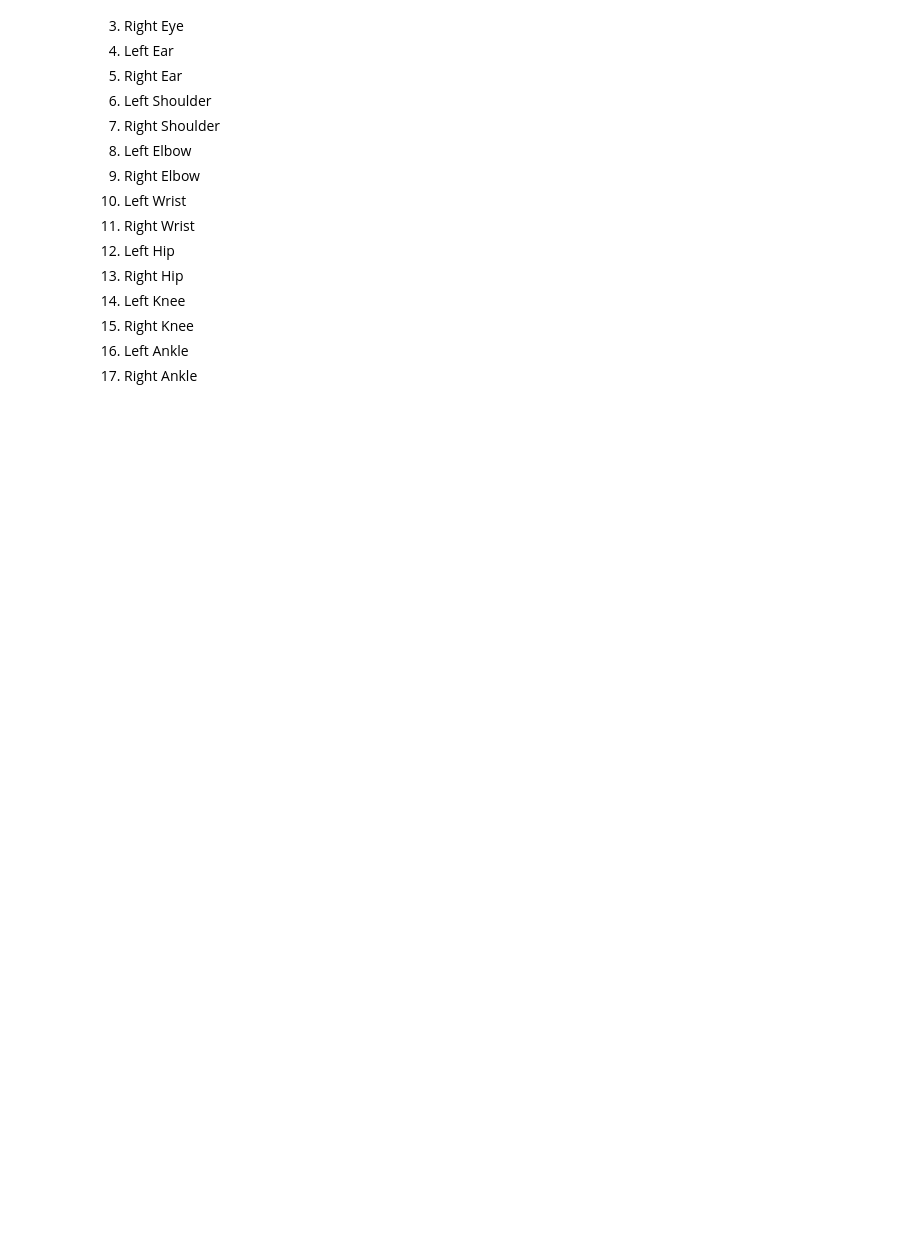
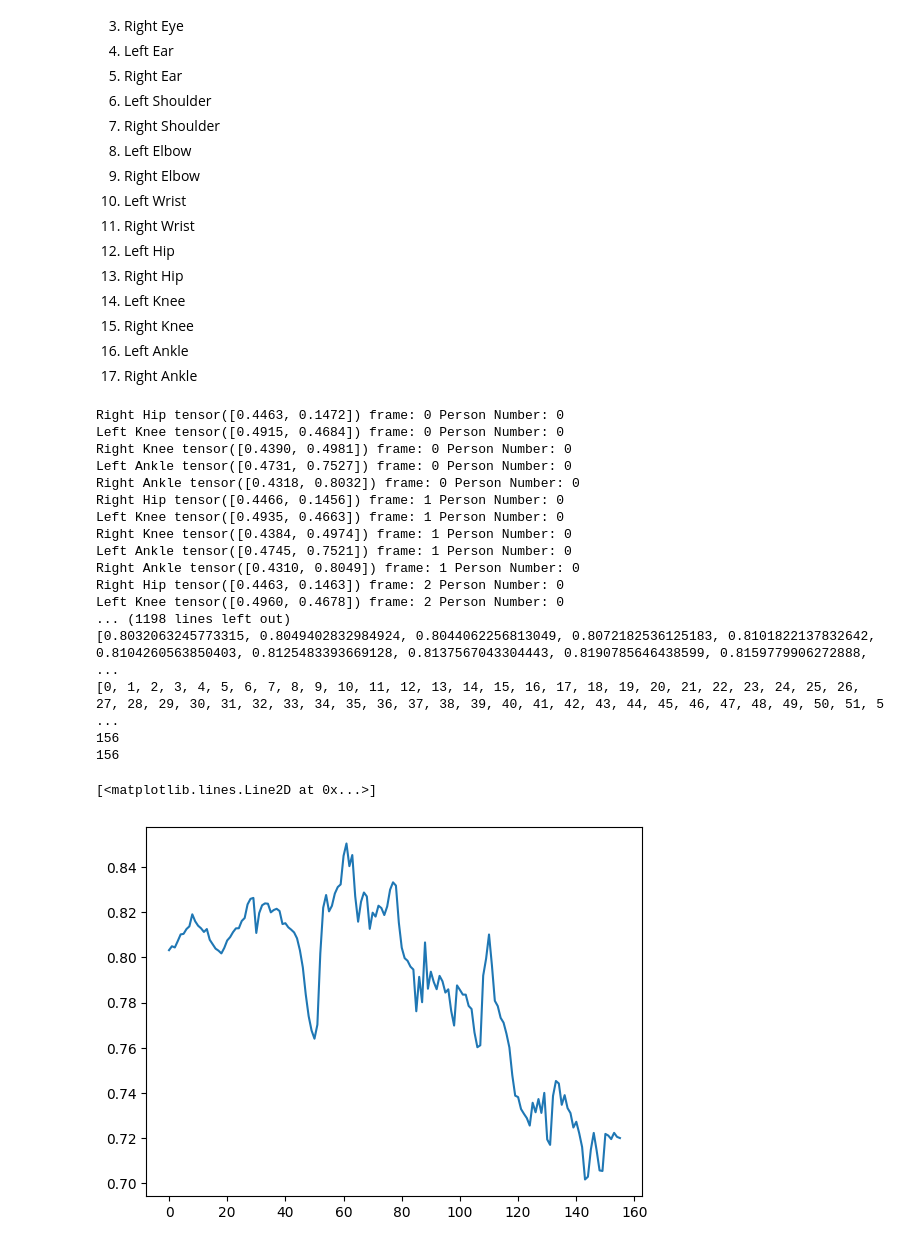
Before and after one commit to ManishReddy10/March, a Jupyter notebook: main.ipynb, the cells around one changed output. Saved outputs shown, nothing was run; the diff lists cells and outputs as text; code cells hidden in the pictures; blank space fills up the shorter version.

```diff
--- a/main.ipynb
+++ b/main.ipynb
@@ -45,33 +45,53 @@ for result in results:
             xyn = result.keypoints.xyn[personIndex][i]  # normalized
 
             if(i == 11):
                 print("Left Hip", xyn, "frame: "+ str(frameNum) + " Person Number: " + str(personIndex))
             if(i == 12):
                 print("Right Hip", xyn, "frame: "+ str(frameNum) + " Person Number: " + str(personIndex))
             if(i == 13):
                 print("Left Knee", xyn, "frame: "+ str(frameNum) + " Person Number: " + str(personIndex))
             if(i == 14):
                 print("Right Knee", xyn, "frame: "+ str(frameNum) + " Person Number: " + str(personIndex))
             if(i == 15):
                 print("Left Ankle", xyn, "frame: "+ str(frameNum) + " Person Number: " + str(personIndex))
             if(i == 16):
                 print("Right Ankle", xyn, "frame: "+ str(frameNum) + " Person Number: " + str(personIndex))
                 # If statement which makes sure the data added is for the right personindex
                 if (personIndex == 0):
                     rightAnkleYPerFrame.append((float(xyn[1])))
 
         personIndex = personIndex + 1
 
     frameNum = frameNum + 1
     # kpts = result.keypoints.data  # x, y, visibility (if available)
     # print(kpts)
 print(rightAnkleYPerFrame)
 print(frames)
 
 print(len(rightAnkleYPerFrame))
 print(len(frames))
 
-# plt.plot(frames, rightAnkleYPerFrame)
+plt.plot(frames, rightAnkleYPerFrame)
 # plt.scatter()
+# %% [output]
+Right Hip tensor([0.4463, 0.1472]) frame: 0 Person Number: 0
+Left Knee tensor([0.4915, 0.4684]) frame: 0 Person Number: 0
+Right Knee tensor([0.4390, 0.4981]) frame: 0 Person Number: 0
+Left Ankle tensor([0.4731, 0.7527]) frame: 0 Person Number: 0
+Right Ankle tensor([0.4318, 0.8032]) frame: 0 Person Number: 0
+Right Hip tensor([0.4466, 0.1456]) frame: 1 Person Number: 0
+Left Knee tensor([0.4935, 0.4663]) frame: 1 Person Number: 0
+Right Knee tensor([0.4384, 0.4974]) frame: 1 Person Number: 0
+Left Ankle tensor([0.4745, 0.7521]) frame: 1 Person Number: 0
+Right Ankle tensor([0.4310, 0.8049]) frame: 1 Person Number: 0
+Right Hip tensor([0.4463, 0.1463]) frame: 2 Person Number: 0
+Left Knee tensor([0.4960, 0.4678]) frame: 2 Person Number: 0
+... (1198 lines left out)
+[0.8032063245773315, 0.8049402832984924, 0.8044062256813049, 0.8072182536125183, 0.8101822137832642, 0.8104260563850403, 0.8125483393669128, 0.8137567043304443, 0.8190785646438599, 0.8159779906272888, ...
+[0, 1, 2, 3, 4, 5, 6, 7, 8, 9, 10, 11, 12, 13, 14, 15, 16, 17, 18, 19, 20, 21, 22, 23, 24, 25, 26, 27, 28, 29, 30, 31, 32, 33, 34, 35, 36, 37, 38, 39, 40, 41, 42, 43, 44, 45, 46, 47, 48, 49, 50, 51, 5 ...
+156
+156
+[<matplotlib.lines.Line2D at 0x...>]
+[figure, added]
 # %%
 !git config filter.strip-notebook-output.clean 'jupyter nbconvert --ClearOutputPreprocessor.enabled=True --to=notebook --stdin --stdout --log-level=ERROR'
```
